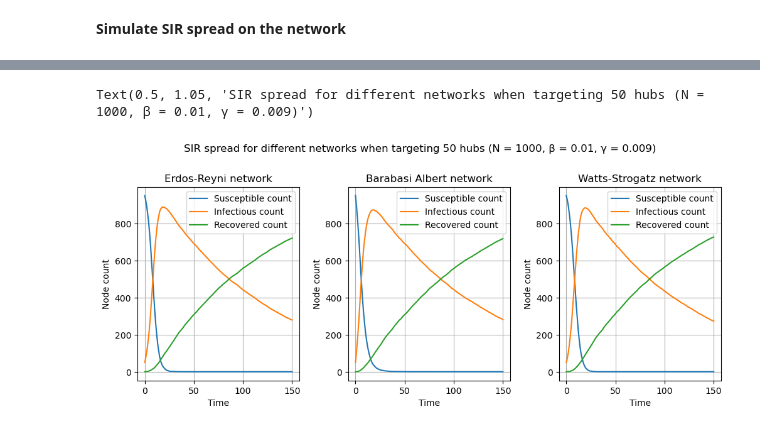
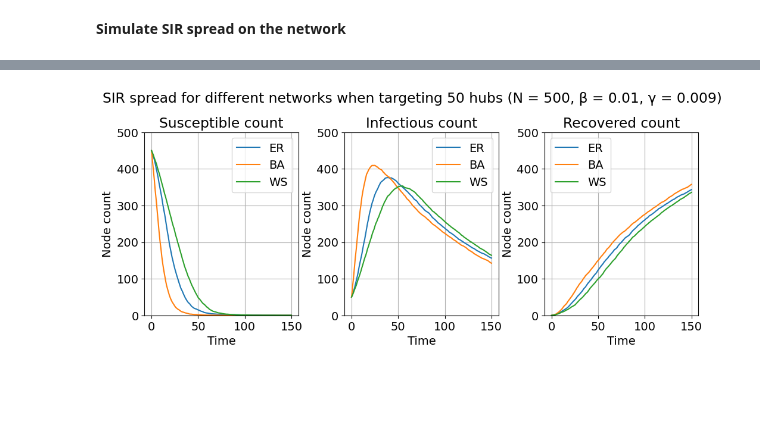
Before and after one commit to guoda23/ICLS_Assignment2, a Jupyter notebook: Networks.ipynb, the cells around one changed output, grey strips where cells are left out. Saved outputs shown, nothing was run; the diff lists cells and outputs as text; code cells hidden in the pictures; blank space fills up the shorter version.

```diff
--- a/Networks.ipynb
+++ b/Networks.ipynb
@@ -681,11 +754,12 @@ Text(0.5, 1.05, 'SIR spread for different networks: infecting random nodes vs. i
 # %%
-#Look at the actual SIR pattern when attacking the hubs
+#Look at the actual SIR spread pattern when attacking the hubs
+
 #Network parameters (set from before, controlled for similarity)
-N = 1000
-p_ER = 0.04
-m_BA = 20
-k_WS = 40
-p_WS = 0.2
+N = 500
+p_ER = 0.03
+m_BA = 13
+k_WS = 15
+p_WS = 0.05
 
 #SIR parameters
 beta = 0.01
@@ -695,7 +769,7 @@ hub_no = 50
 
 time = np.linspace(0, time_steps, time_steps)
 
-network_names = ['Erdos-Reyni', 'Barabasi Albert', 'Watts-Strogatz']
+network_names = ['ER', 'BA', 'WS']
 
 fig, ax = plt.subplots(1, 3, figsize=(12, 4), gridspec_kw={'wspace': 0.3})
 
@@ -708,48 +782,55 @@ for i in range(len(network_names)):
 
     for seed in range(0, 10):
         #define network
-        if network_names[i] == 'Erdos-Reyni':
+        if network_names[i] == 'ER':
             ER = nx.erdos_renyi_graph(N, p_ER, seed = seed)
             hubs = get_max_degree_nodes(ER, hub_no)
             model = ep.SIRModel(ER)
-        elif network_names[i] == 'Barabasi Albert':
+        elif network_names[i] == 'BA':
             BA = nx.barabasi_albert_graph(N, m_BA, seed = seed)
             hubs = get_max_degree_nodes(BA, hub_no)
             model = ep.SIRModel(BA)
         else:
             WS = nx.watts_strogatz_graph(N, k_WS, p_WS, seed = seed)
             hubs = get_max_degree_nodes(WS, hub_no)
             model = ep.SIRModel(WS)
 
         config_SIR(model, beta, gamma, infect_specific_nodes = True, infected_nodes = hubs)
 
         # Simulation
         iterations = model.iteration_bunch(time_steps)
         trends = model.build_trends(iterations)
         S_node_count, I_node_count, R_node_count = get_SIR_result_lists(trends)
+
         # Add run data to the pre-allocated list
         S_runs.append(S_node_count)
         I_runs.append(I_node_count)
         R_runs.append(R_node_count)
 
     #compute element-wise average across runs
 
     avg_S = average_runs(S_runs)
     avg_I = average_runs(I_runs)
     avg_R = average_runs(R_runs)
 
     #Plot
-    ax[i].plot(time, avg_S, label = 'Susceptible count')
-    ax[i].plot(time, avg_I, label = 'Infectious count')
-    ax[i].plot(time, avg_R, label = 'Recovered count')
-    ax[i].set_title(f'{network_names[i]} network')
-    ax[i].set_xlabel('Time')
-    ax[i].set_ylabel('Node count')
-    ax[i].grid(True)
-    ax[i].legend(loc = 'upper right')
+    ax[0].plot(time, avg_S, label = f'{network_names[i]}')
+    ax[1].plot(time, avg_I, label = f'{network_names[i]}')
+    ax[2].plot(time, avg_R, label = f'{network_names[i]}')
+
+ax[0].set_title('Susceptible count')
+ax[1].set_title('Infectious count')
+ax[2].set_title('Recovered count')
+
+for j in range(0, 3):
+    ax[j].set_xlabel('Time')
+    ax[j].set_ylabel('Node count')
+    ax[j].grid(True)
+    ax[j].legend()
+    ax[j].set_ylim(0, 500)
 
 fig.suptitle(f'SIR spread for different networks when targeting {hub_no} hubs (N = {N}, β = {beta}, γ = {gamma})',  y=1.05)
+fig.savefig('SIR_on_networks', bbox_inches='tight')
 #NOTE: add network parameters in the caption of the figure in the report
 # %% [output]
-Text(0.5, 1.05, 'SIR spread for different networks when targeting 50 hubs (N = 1000, β = 0.01, γ = 0.009)')
-[figure, old version]
+[figure, new version]
```
Also changed, not shown: parts of 12 cells of this notebook, 13 other files.
